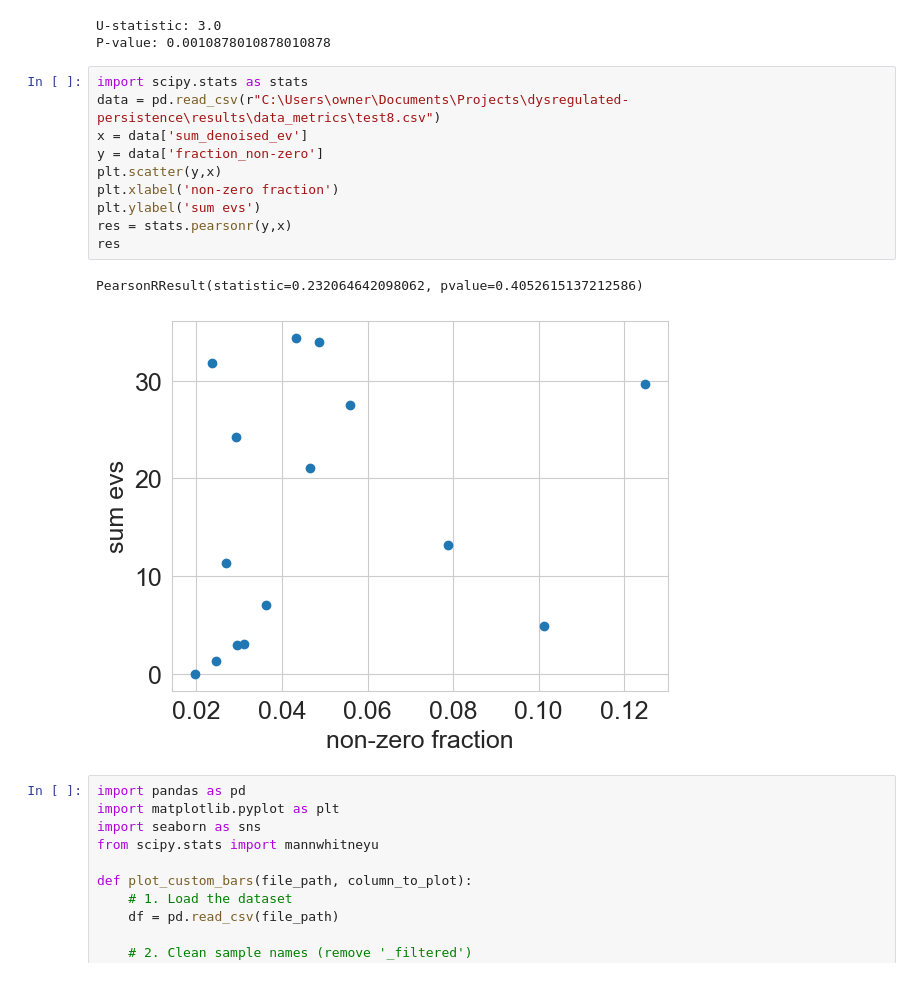
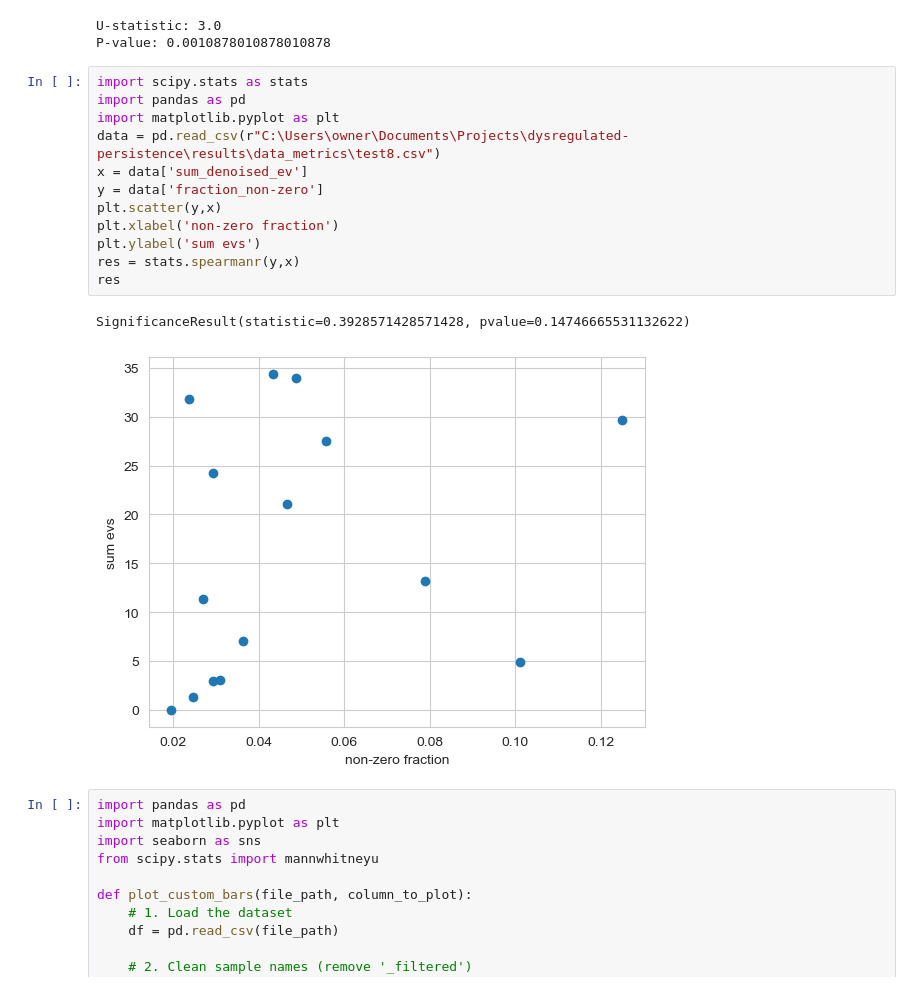
Before and after one commit to alongutf/dysregulated-persistence, a Jupyter notebook: scripts/test.ipynb, the cells around one changed output. Drawn from its saved outputs; the diff is of its cells as text.

```diff
--- a/scripts/test.ipynb
+++ b/scripts/test.ipynb
@@ -252,17 +252,19 @@ U-statistic: 3.0
 P-value: 0.0010878010878010878
 # %%
 import scipy.stats as stats
+import pandas as pd
+import matplotlib.pyplot as plt
 data = pd.read_csv(r"C:\Users\owner\Documents\Projects\dysregulated-persistence\results\data_metrics\test8.csv")
 x = data['sum_denoised_ev']
 y = data['fraction_non-zero']
 plt.scatter(y,x)
 plt.xlabel('non-zero fraction')
 plt.ylabel('sum evs')
-res = stats.pearsonr(y,x)
+res = stats.spearmanr(y,x)
 res
 # %% [output]
-PearsonRResult(statistic=0.232064642098062, pvalue=0.4052615137212586)
+SignificanceResult(statistic=0.3928571428571428, pvalue=0.14746665531132622)
-[figure, old version]
+[figure, new version]
 # %%
 import pandas as pd
 import matplotlib.pyplot as plt
```
Also changed, not shown: parts of 2 cells of this notebook, 16 other files.
